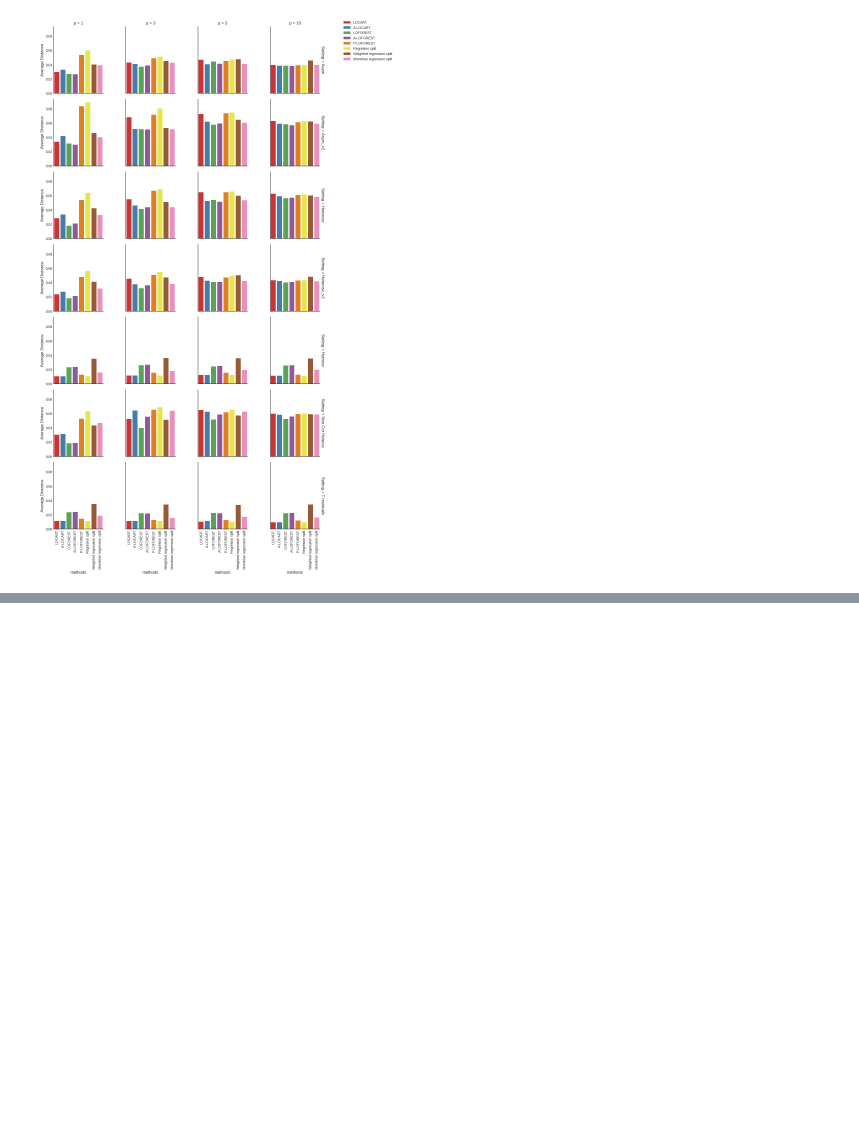
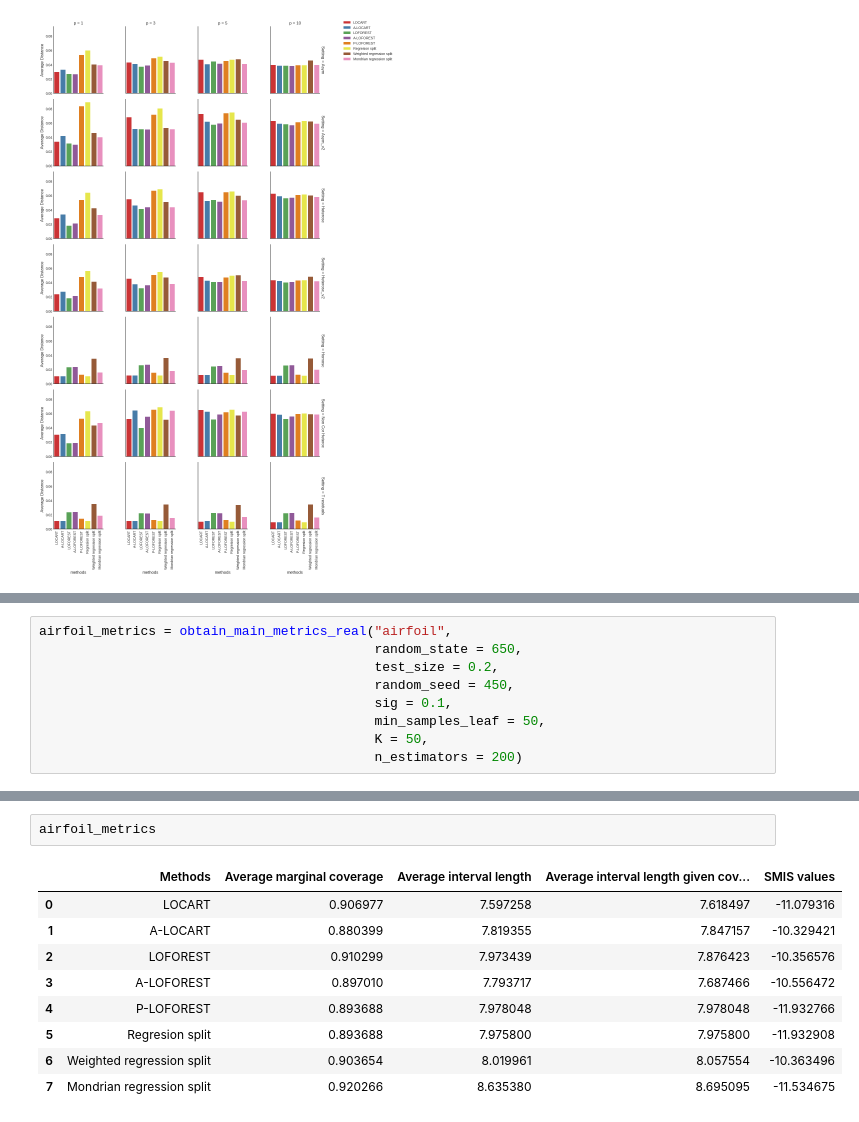
Before and after one commit to Monoxido45/CSI, a Jupyter notebook: experiments/loforest.ipynb, the cells around one changed output, grey strips where cells are left out. Drawn from its saved outputs; the diff is of its cells as text; blank space fills up the shorter version.

Commit message:
adding real data results for loforest.

```diff
--- a/experiments/loforest.ipynb
+++ b/experiments/loforest.ipynb
@@ -1256,0 +1616,9 @@ array(['LOCART', 'A-LOCART', 'LOFOREST', 'A-LOFOREST', 'P-LOFOREST',
+# %%
+airfoil_metrics = obtain_main_metrics_real("airfoil",
+                                           random_state = 650,
+                                           test_size = 0.2,
+                                           random_seed = 450,
+                                           sig = 0.1,
+                                           min_samples_leaf = 50,
+                                           K = 50,
+                                           n_estimators = 200)
@@ -1256,0 +1643,12 @@ array(['LOCART', 'A-LOCART', 'LOFOREST', 'A-LOFOREST', 'P-LOFOREST',
+# %%
+airfoil_metrics
+# %% [output]
+|  | Methods | Average marginal coverage | Average interval length | Average interval length given cov... | SMIS values |
+| 0 | LOCART | 0.906977 | 7.597258 | 7.618497 | -11.079316 |
+| 1 | A-LOCART | 0.880399 | 7.819355 | 7.847157 | -10.329421 |
+| 2 | LOFOREST | 0.910299 | 7.973439 | 7.876423 | -10.356576 |
+| 3 | A-LOFOREST | 0.897010 | 7.793717 | 7.687466 | -10.556472 |
+| 4 | P-LOFOREST | 0.893688 | 7.978048 | 7.978048 | -11.932766 |
+| 5 | Regresion split | 0.893688 | 7.975800 | 7.975800 | -11.932908 |
+| 6 | Weighted regression split | 0.903654 | 8.019961 | 8.057554 | -10.363496 |
+| 7 | Mondrian regression split | 0.920266 | 8.635380 | 8.695095 | -11.534675 |
```
Also changed, not shown: parts of 25 cells of this notebook, 1 other file.
